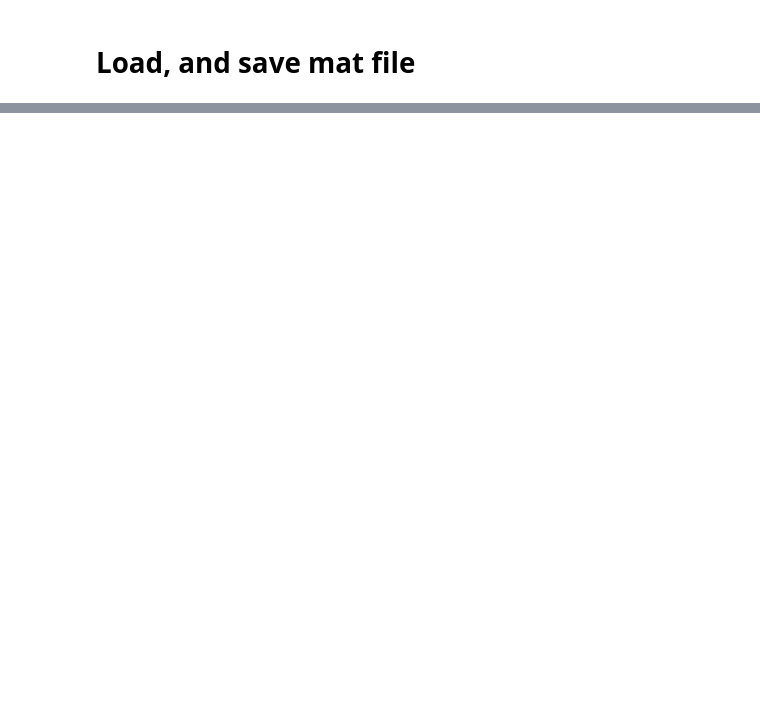
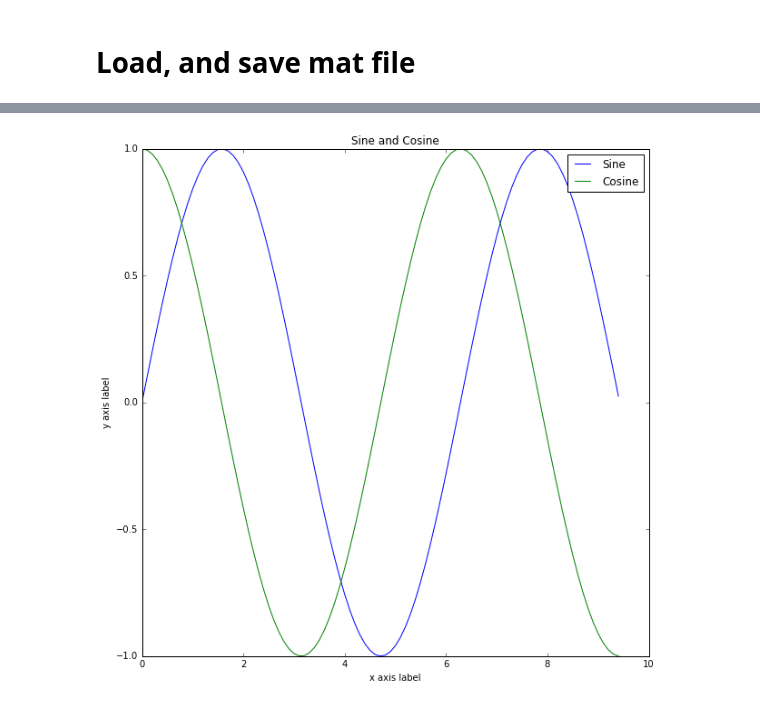
Before and after one commit to shuaitang/COGS118A, a Jupyter notebook: Spicy-tutorial.ipynb, the cells around one changed output, grey strips where cells are left out. Drawn from its saved outputs; the diff is of its cells as text; code cells hidden in the pictures; blank space fills up the shorter version.

```diff
--- a/Spicy-tutorial.ipynb
+++ b/Spicy-tutorial.ipynb
@@ -33,0 +58,10 @@ savemat('b.mat',{"output", output})
+# %%
+plt.plot(x, y_sin)
+plt.plot(x, y_cos)
+plt.xlabel('x axis label')
+plt.ylabel('y axis label')
+plt.title('Sine and Cosine')
+plt.legend(['Sine', 'Cosine'])
+plt.show()
+# %% [output]
+[figure, added]
```
Also changed, not shown: parts of 9 cells of this notebook, 2 other files.
